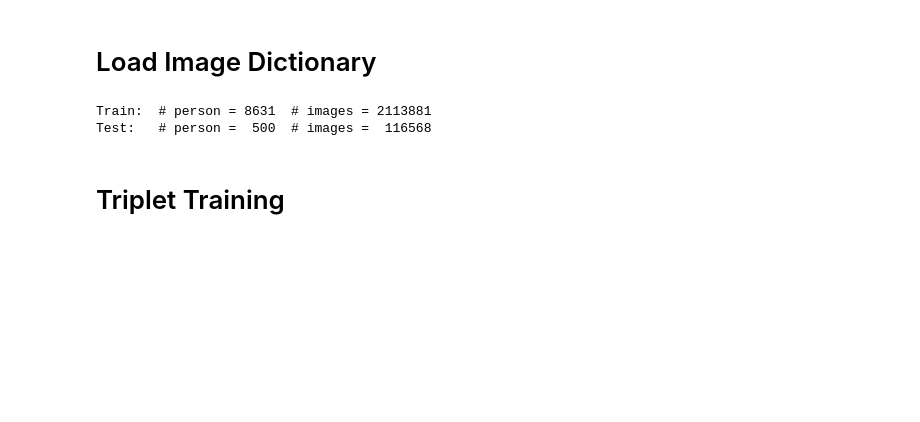
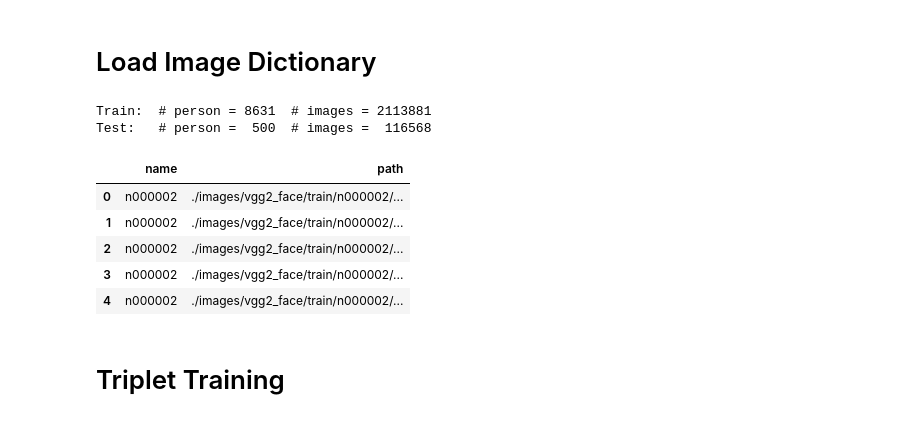
Before and after one commit to JifuZhao/face-verification, a Jupyter notebook: 3. FaceNet Building and Training.ipynb, the cells around one changed output. Cells and saved outputs as stored; diff of their text form; code cells hidden in the pictures; blank space fills up the shorter version.

```diff
--- a/3. FaceNet Building and Training.ipynb
+++ b/3. FaceNet Building and Training.ipynb
@@ -87,5 +89,14 @@ print('Test:\t# person ={0:5d}\t # images ={1:8d}'.format(len(vgg2_test['name'].
 # %% [output]
 Train:  # person = 8631  # images = 2113881
 Test:   # person =  500  # images =  116568
+# %%
+vgg2_train.head()
+# %% [output]
+|  | name | path |
+| 0 | n000002 | ./images/vgg2_face/train/n000002/... |
+| 1 | n000002 | ./images/vgg2_face/train/n000002/... |
+| 2 | n000002 | ./images/vgg2_face/train/n000002/... |
+| 3 | n000002 | ./images/vgg2_face/train/n000002/... |
+| 4 | n000002 | ./images/vgg2_face/train/n000002/... |
 # %% [markdown]
 # Triplet Training
```
Also changed, not shown: parts of 3 cells of this notebook, 1 other file.
